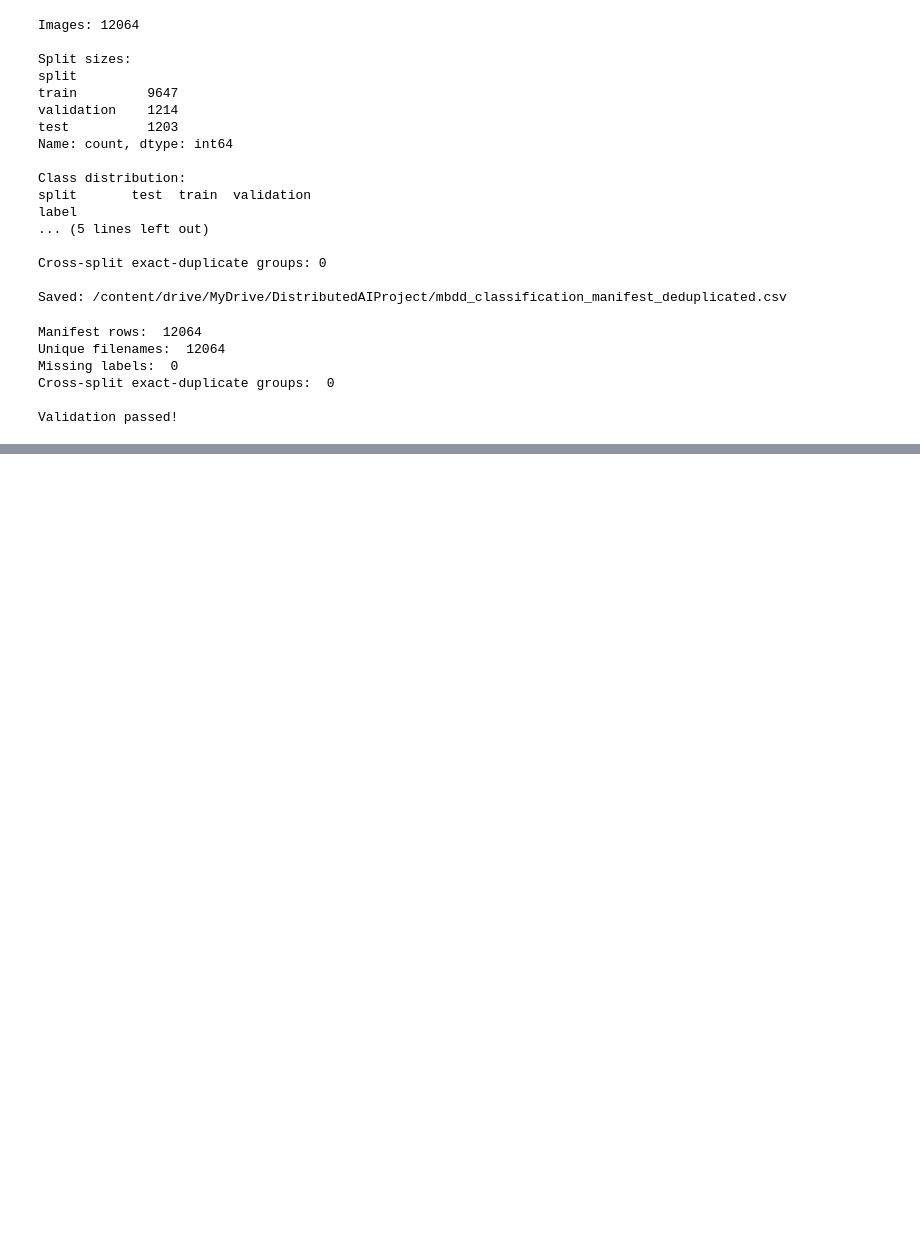
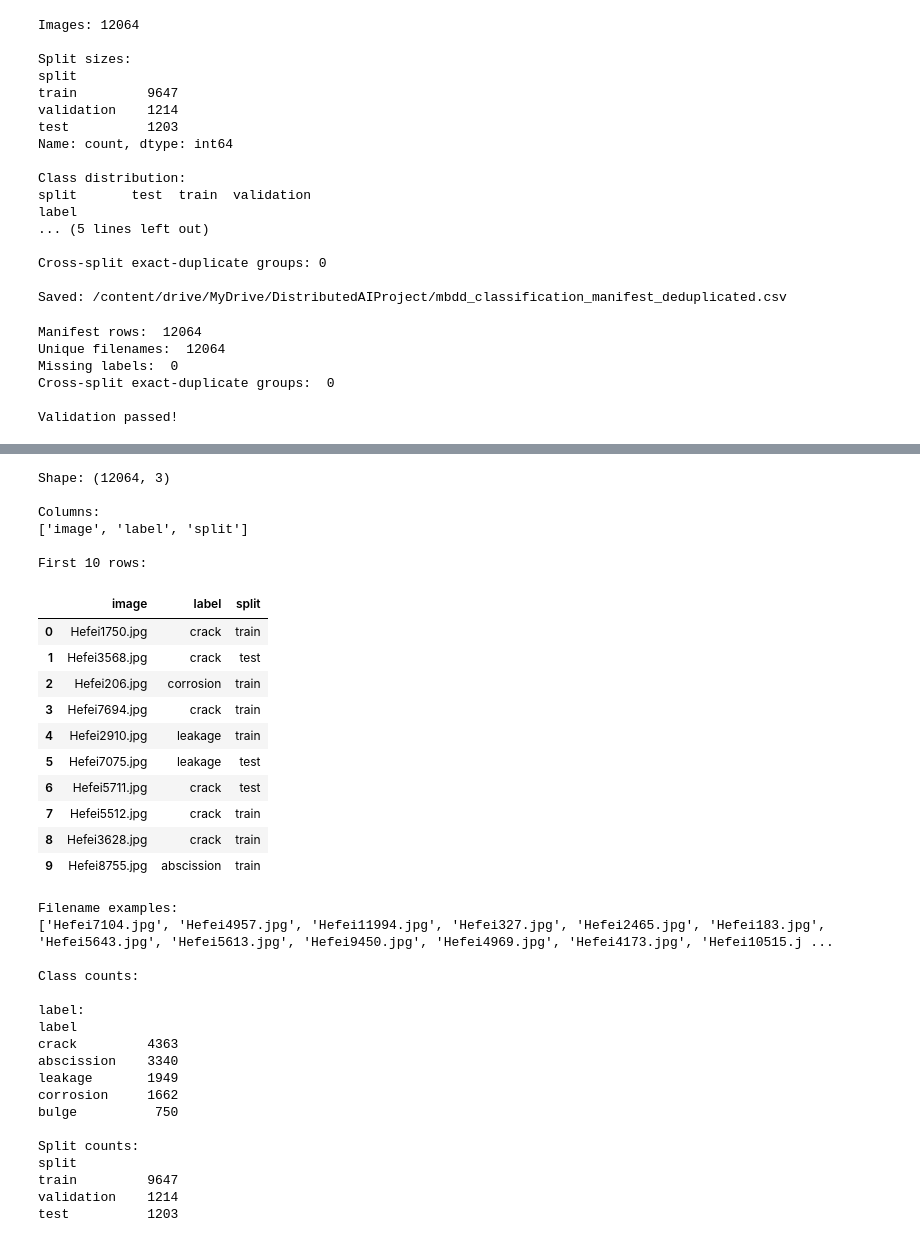
Before and after one commit to nivedithabinu/Distributed-AI-Damage-Classification, a Jupyter notebook: notebooks/01_dataset_validation.ipynb, the cells around one changed output, grey strips where cells are left out. Saved outputs shown, nothing was run; the diff lists cells and outputs as text; code cells hidden in the pictures; blank space fills up the shorter version.

```diff
--- a/notebooks/01_dataset_validation.ipynb
+++ b/notebooks/01_dataset_validation.ipynb
@@ -1552,0 +1605,69 @@ Validation passed!
+# %%
+import pandas as pd
+
+project_dir = Path("/content/drive/MyDrive/DistributedAIProject")
+manifest_path = project_dir / "mbdd_classification_manifest_deduplicated.csv"
+
+load = pd.read_csv(manifest_path)
+
+print("Shape:", load.shape)
+print("\nColumns:")
+print(load.columns.tolist())
+
+print("\nFirst 10 rows:")
+display(load.head(10))
+
+print("\nFilename examples:")
+filename = next((i for i in load.columns if "filename" in i.lower() or "image" in i.lower()), None)
+if filename:
+    print(load[filename].astype(str).sample(min(20, len(load)), random_state=42).to_list())
+
+else:
+    print("No obvious filename column found.")
+
+print("\nClass counts:")
+for i in load.columns:
+    if any(j in i.lower() for j in ["label", "class", "category", "defect"]):
+        print(f"\n{i}:")
+        print(load[i].value_counts(dropna=False).to_string())
+
+print("\nSplit counts:")
+for i in load.columns:
+    if "split" in i.lower():
+        print(load[i].value_counts(dropna=False).to_string())
+# %% [output]
+Shape: (12064, 3)
+
+Columns:
+['image', 'label', 'split']
+
+First 10 rows:
+|  | image | label | split |
+| 0 | Hefei1750.jpg | crack | train |
+| 1 | Hefei3568.jpg | crack | test |
+| 2 | Hefei206.jpg | corrosion | train |
+| 3 | Hefei7694.jpg | crack | train |
+| 4 | Hefei2910.jpg | leakage | train |
+| 5 | Hefei7075.jpg | leakage | test |
+| 6 | Hefei5711.jpg | crack | test |
+| 7 | Hefei5512.jpg | crack | train |
+| 8 | Hefei3628.jpg | crack | train |
+| 9 | Hefei8755.jpg | abscission | train |
+Filename examples:
+['Hefei7104.jpg', 'Hefei4957.jpg', 'Hefei11994.jpg', 'Hefei327.jpg', 'Hefei2465.jpg', 'Hefei183.jpg', 'Hefei5643.jpg', 'Hefei5613.jpg', 'Hefei9450.jpg', 'Hefei4969.jpg', 'Hefei4173.jpg', 'Hefei10515.j ...
+
+Class counts:
+
+label:
+label
+crack         4363
+abscission    3340
+leakage       1949
+corrosion     1662
+bulge          750
+
+Split counts:
+split
+train         9647
+validation    1214
+test          1203
```
Also changed, not shown: parts of 12 cells of this notebook.
